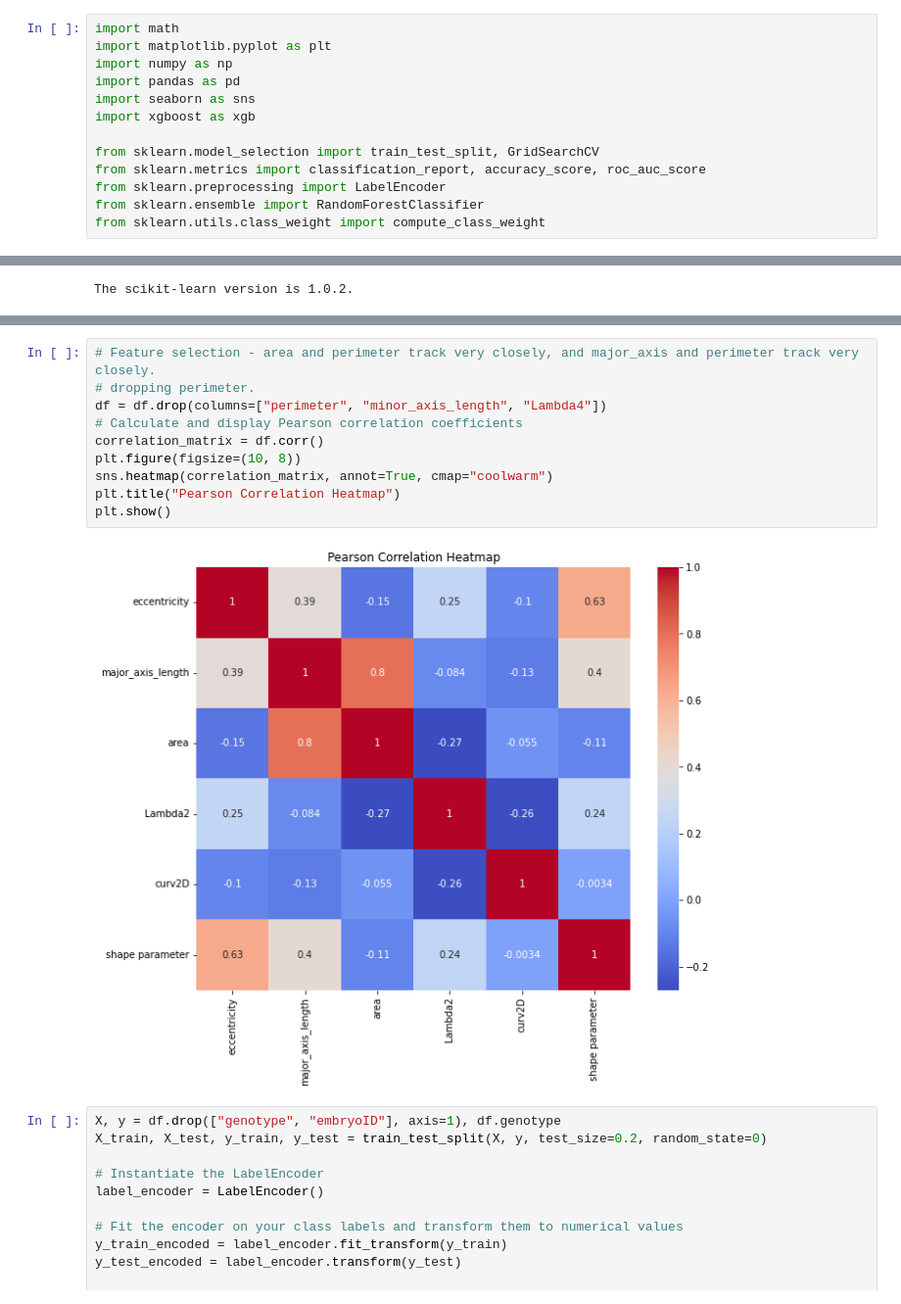
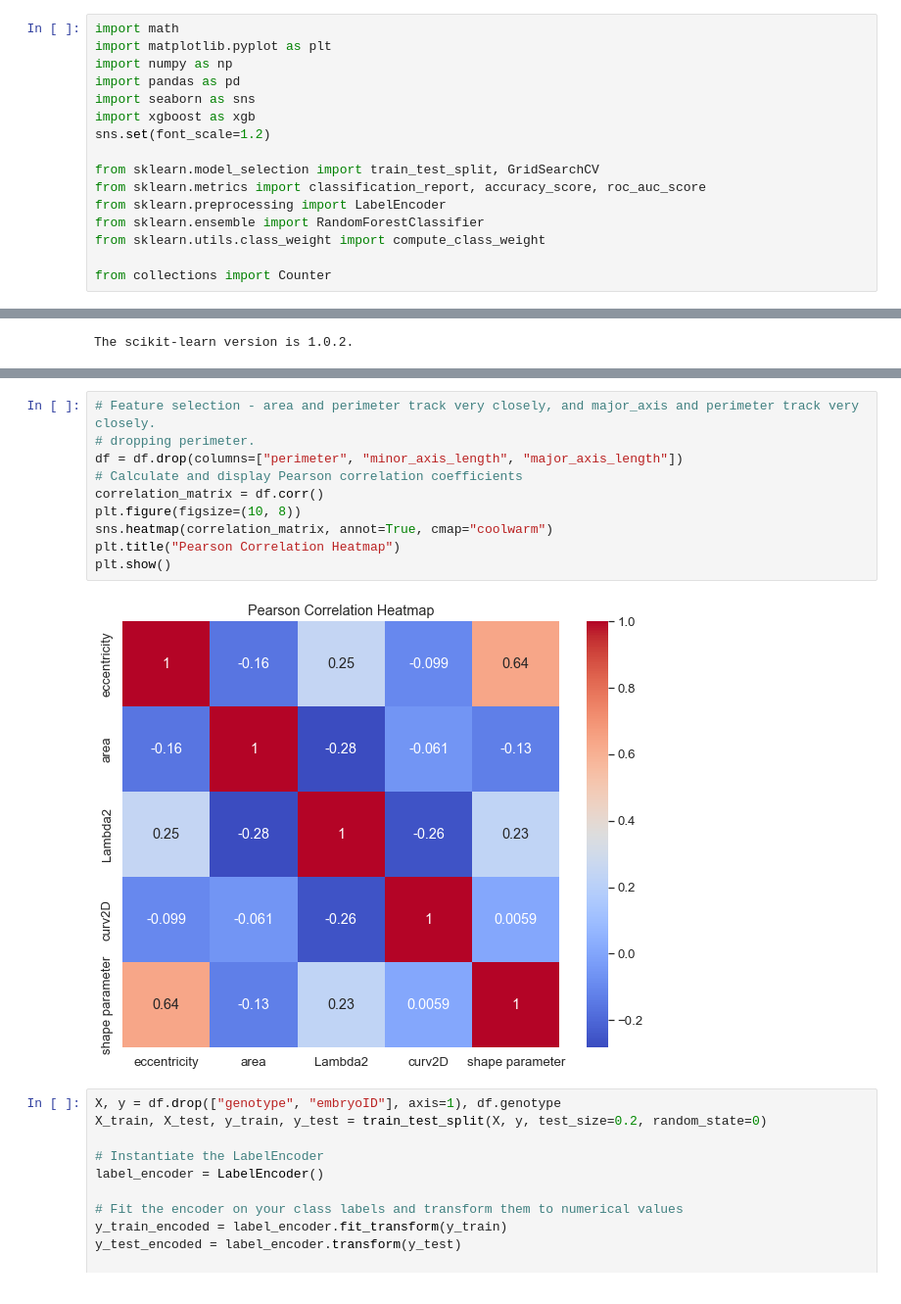
Before and after one commit to tandrewton/psm_extracellular_calculation, a Jupyter notebook: trainCellClassifier.ipynb, the cells around one changed output, grey strips where cells are left out. Shown at 98% size. Cells and saved outputs as stored; diff of their text form.

```diff
--- a/trainCellClassifier.ipynb
+++ b/trainCellClassifier.ipynb
@@ -5,12 +5,15 @@ import numpy as np
 import pandas as pd
 import seaborn as sns
 import xgboost as xgb
+sns.set(font_scale=1.2)
 
 from sklearn.model_selection import train_test_split, GridSearchCV
 from sklearn.metrics import classification_report, accuracy_score, roc_auc_score
 from sklearn.preprocessing import LabelEncoder
 from sklearn.ensemble import RandomForestClassifier
 from sklearn.utils.class_weight import compute_class_weight
+
+from collections import Counter
 # %%
 import sklearn
 print('The scikit-learn version is {}.'.format(sklearn.__version__))
@@ -116,15 +117,15 @@ plt.show()
 # %%
 # Feature selection - area and perimeter track very closely, and major_axis and perimeter track very closely.
 # dropping perimeter.
-df = df.drop(columns=["perimeter", "minor_axis_length", "Lambda4"])
+df = df.drop(columns=["perimeter", "minor_axis_length", "major_axis_length"])
 # Calculate and display Pearson correlation coefficients
 correlation_matrix = df.corr()
 plt.figure(figsize=(10, 8))
 sns.heatmap(correlation_matrix, annot=True, cmap="coolwarm")
 plt.title("Pearson Correlation Heatmap")
 plt.show()
 # %% [output]
-[figure, old version]
+[figure, new version]
 # %%
 X, y = df.drop(["genotype", "embryoID"], axis=1), df.genotype
 X_train, X_test, y_train, y_test = train_test_split(X, y, test_size=0.2, random_state=0)
```
Also changed, not shown: parts of 18 cells of this notebook.
